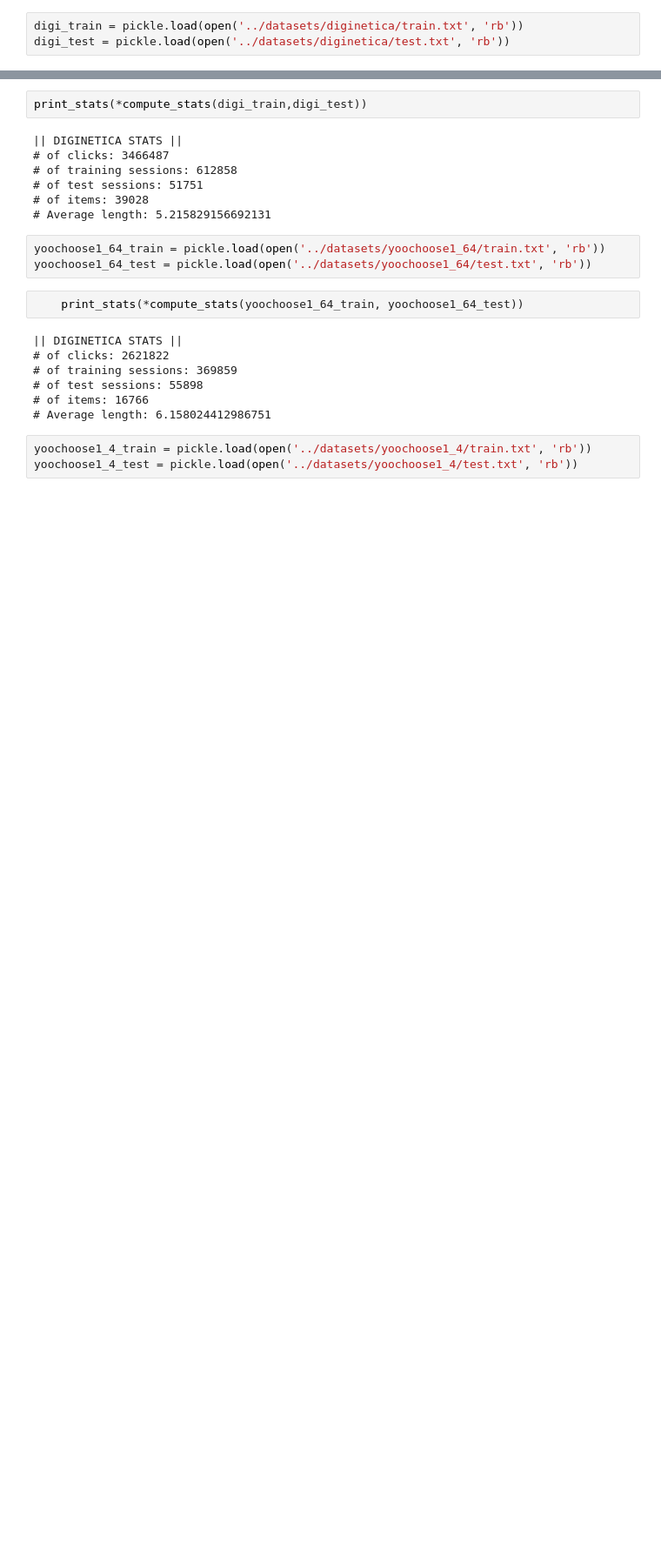
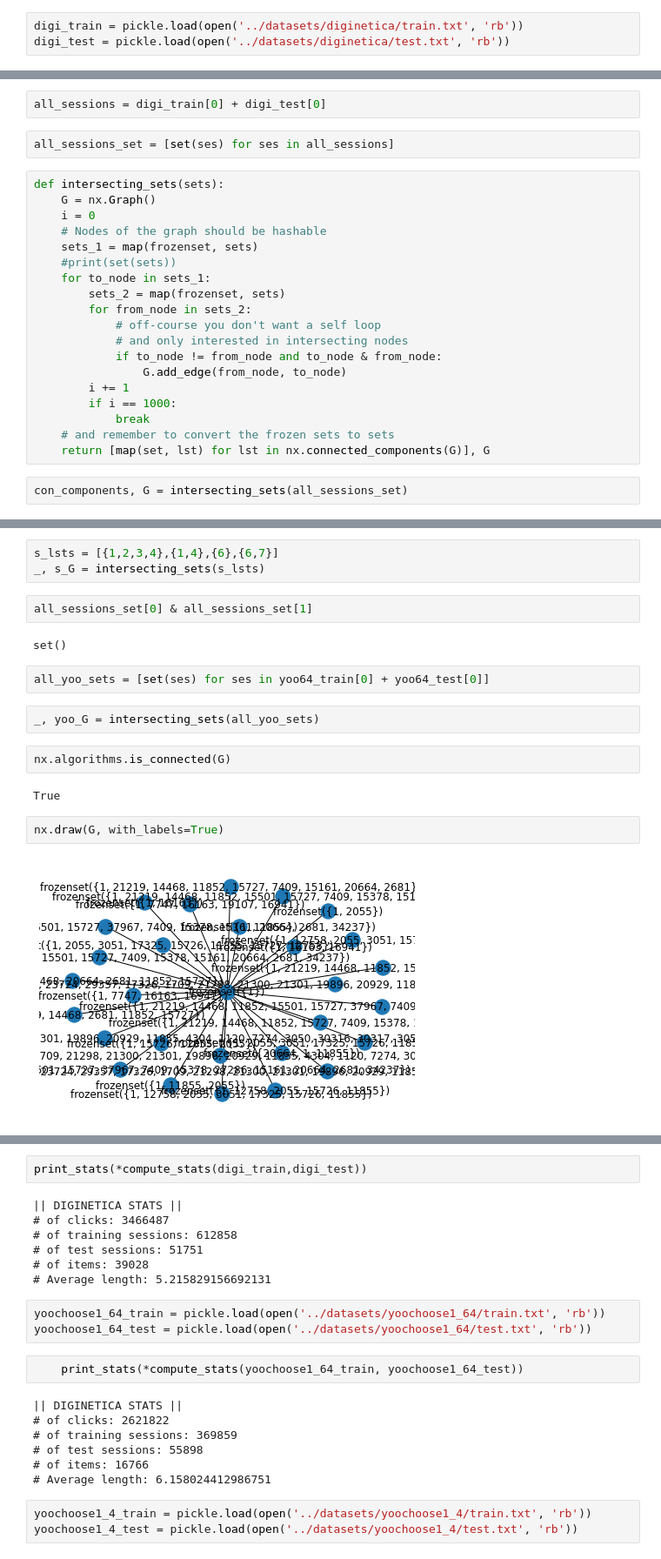
Before and after one commit to Biksbois/BiksUp, a Jupyter notebook: example_calculations_notebook/dataset_stats.ipynb, the cells around one changed output, grey strips where cells are left out. Shown at 87% size. Saved outputs shown, nothing was run; the diff lists cells and outputs as text; blank space fills up the shorter version.

```diff
--- a/example_calculations_notebook/dataset_stats.ipynb
+++ b/example_calculations_notebook/dataset_stats.ipynb
@@ -31,0 +47,25 @@ digi_test = pickle.load(open('../datasets/diginetica/test.txt', 'rb'))
+# %%
+all_sessions = digi_train[0] + digi_test[0]
+# %%
+all_sessions_set = [set(ses) for ses in all_sessions]
+# %%
+def intersecting_sets(sets):
+    G = nx.Graph()
+    i = 0
+    # Nodes of the graph should be hashable
+    sets_1 = map(frozenset, sets)
+    #print(set(sets))
+    for to_node in sets_1:
+        sets_2 = map(frozenset, sets)
+        for from_node in sets_2:
+            # off-course you don't want a self loop
+            # and only interested in intersecting nodes
+            if to_node != from_node and to_node & from_node:
+                G.add_edge(from_node, to_node)
+        i += 1
+        if i == 1000:
+            break
+    # and remember to convert the frozen sets to sets
+    return [map(set, lst) for lst in nx.connected_components(G)], G
+# %%
+con_components, G = intersecting_sets(all_sessions_set)
@@ -31,0 +93,19 @@ digi_test = pickle.load(open('../datasets/diginetica/test.txt', 'rb'))
+# %%
+s_lsts = [{1,2,3,4},{1,4},{6},{6,7}]
+_, s_G = intersecting_sets(s_lsts)
+# %%
+all_sessions_set[0] & all_sessions_set[1]
+# %% [output]
+set()
+# %%
+all_yoo_sets = [set(ses) for ses in yoo64_train[0] + yoo64_test[0]]
+# %%
+_, yoo_G = intersecting_sets(all_yoo_sets)
+# %%
+nx.algorithms.is_connected(G)
+# %% [output]
+True
+# %%
+nx.draw(G, with_labels=True)
+# %% [output]
+[figure, added]
```
Also changed, not shown: parts of 10 cells of this notebook.
